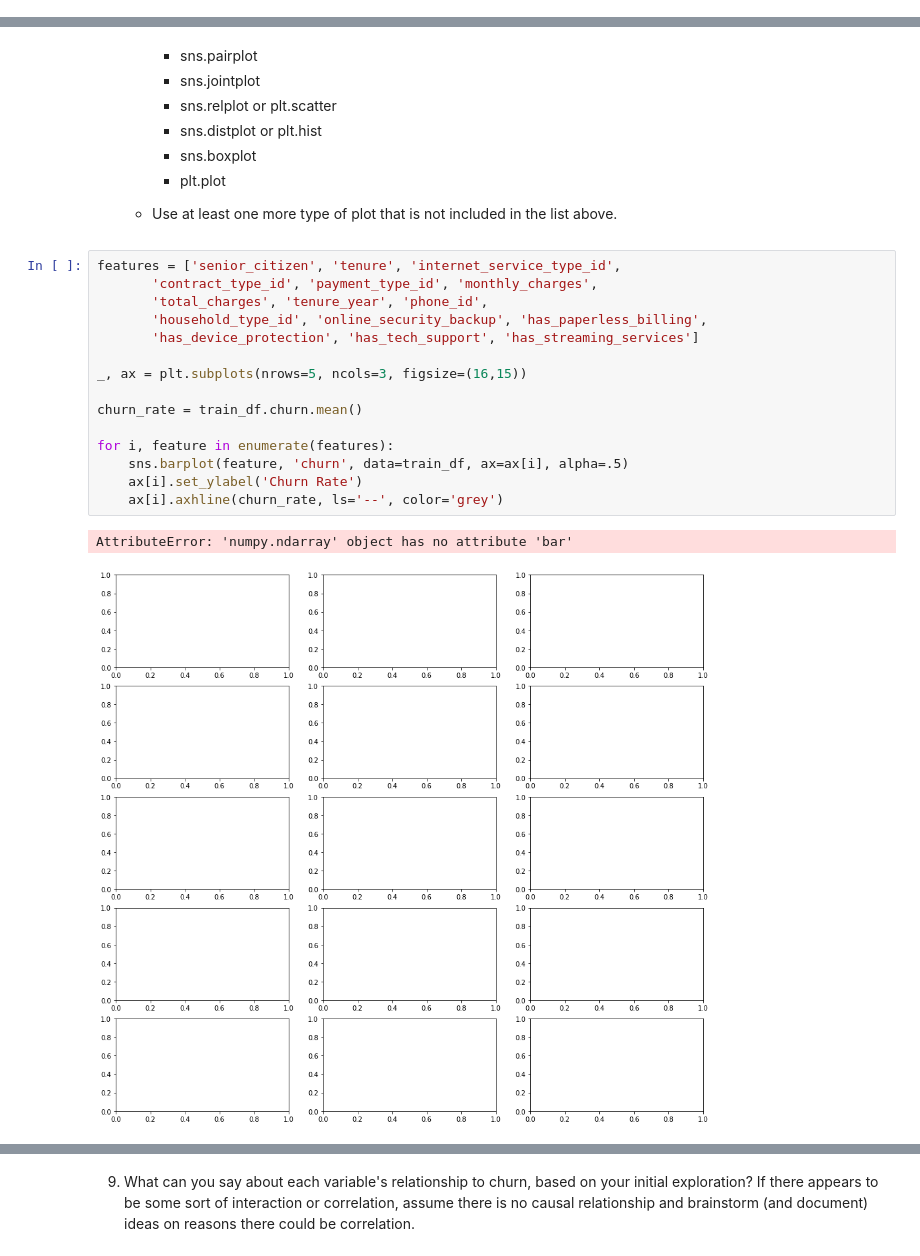
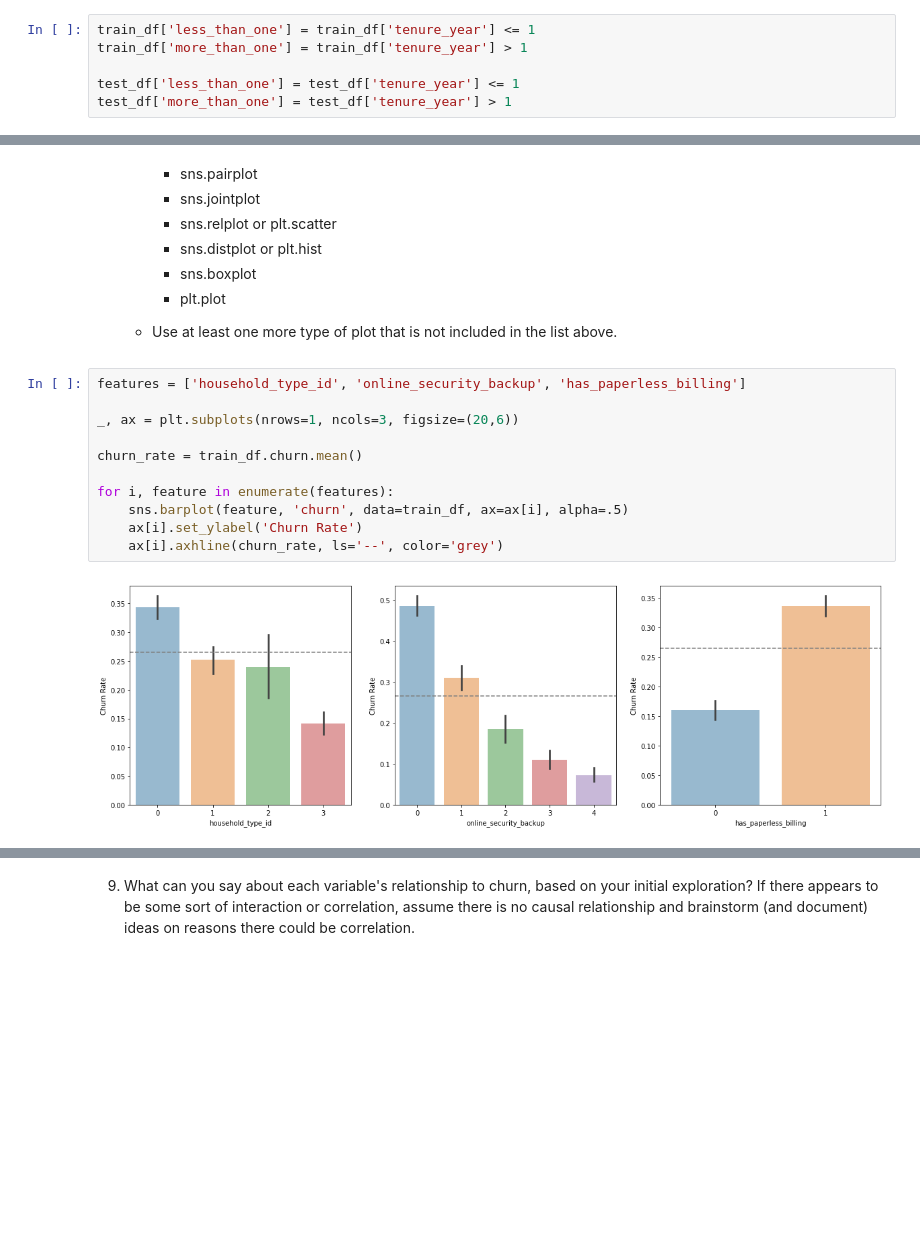
Before and after one commit to ericescalante-jasondunn/classification_project, a Jupyter notebook: Project_Master.ipynb, the cells around one changed output, grey strips where cells are left out. Cells and saved outputs as stored; diff of their text form; blank space fills up the shorter version.

```diff
--- a/Project_Master.ipynb
+++ b/Project_Master.ipynb
@@ -419,3 +420,9 @@ sns.swarmplot(x="internet_service_type_id", y="monthly_charges", data=train_df,
 [figure]
 # %% [markdown]
 4. If we looked at churn rate for month-to-month customers after the 12th month and that of 1-year contract customers after the 12th month, are those rates comparable?
+# %%
+train_df['less_than_one'] = train_df['tenure_year'] <= 1
+train_df['more_than_one'] = train_df['tenure_year'] > 1
+
+test_df['less_than_one'] = test_df['tenure_year'] <= 1
+test_df['more_than_one'] = test_df['tenure_year'] > 1
@@ -513,20 +524,15 @@ plt.grid(b = True , which = "major")
 
     - Use at least one more type of plot that is not included in the list above.
 # %%
-features = ['senior_citizen', 'tenure', 'internet_service_type_id',
-       'contract_type_id', 'payment_type_id', 'monthly_charges',
-       'total_charges', 'tenure_year', 'phone_id',
-       'household_type_id', 'online_security_backup', 'has_paperless_billing',
-       'has_device_protection', 'has_tech_support', 'has_streaming_services']
+features = ['household_type_id', 'online_security_backup', 'has_paperless_billing']
 
-_, ax = plt.subplots(nrows=5, ncols=3, figsize=(16,15))
+_, ax = plt.subplots(nrows=1, ncols=3, figsize=(20,6))
 
 churn_rate = train_df.churn.mean()
 
 for i, feature in enumerate(features):
     sns.barplot(feature, 'churn', data=train_df, ax=ax[i], alpha=.5)
     ax[i].set_ylabel('Churn Rate')
     ax[i].axhline(churn_rate, ls='--', color='grey')
 # %% [output]
-AttributeError: 'numpy.ndarray' object has no attribute 'bar'
-[figure, old version]
+[figure, new version]
```
Also changed, not shown: parts of 34 cells of this notebook.
